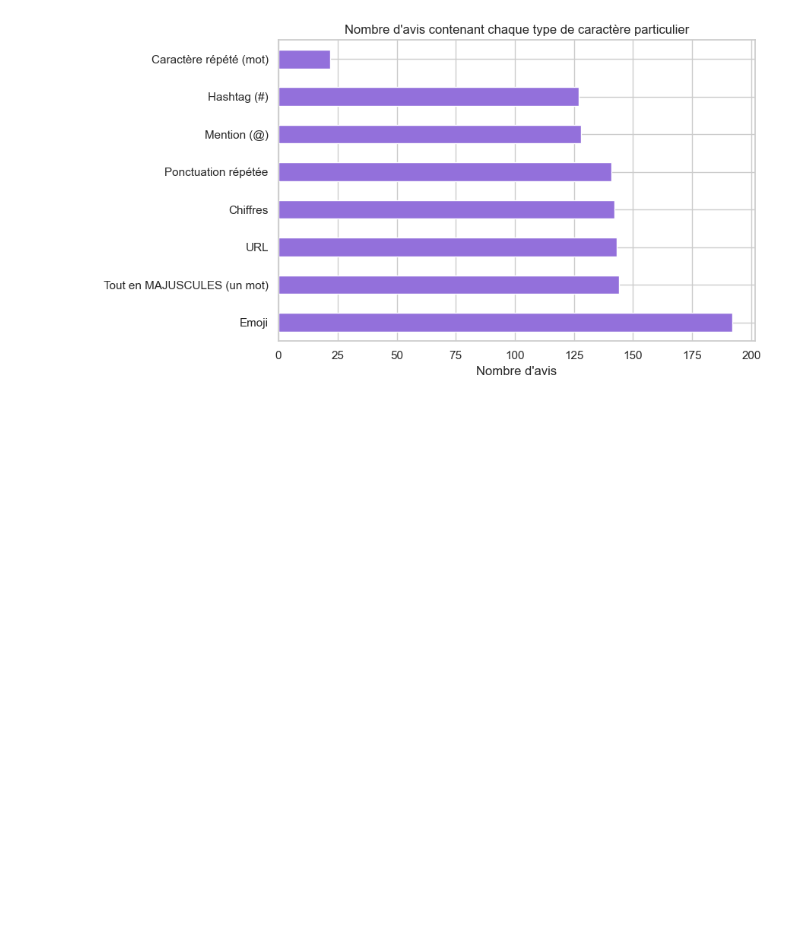
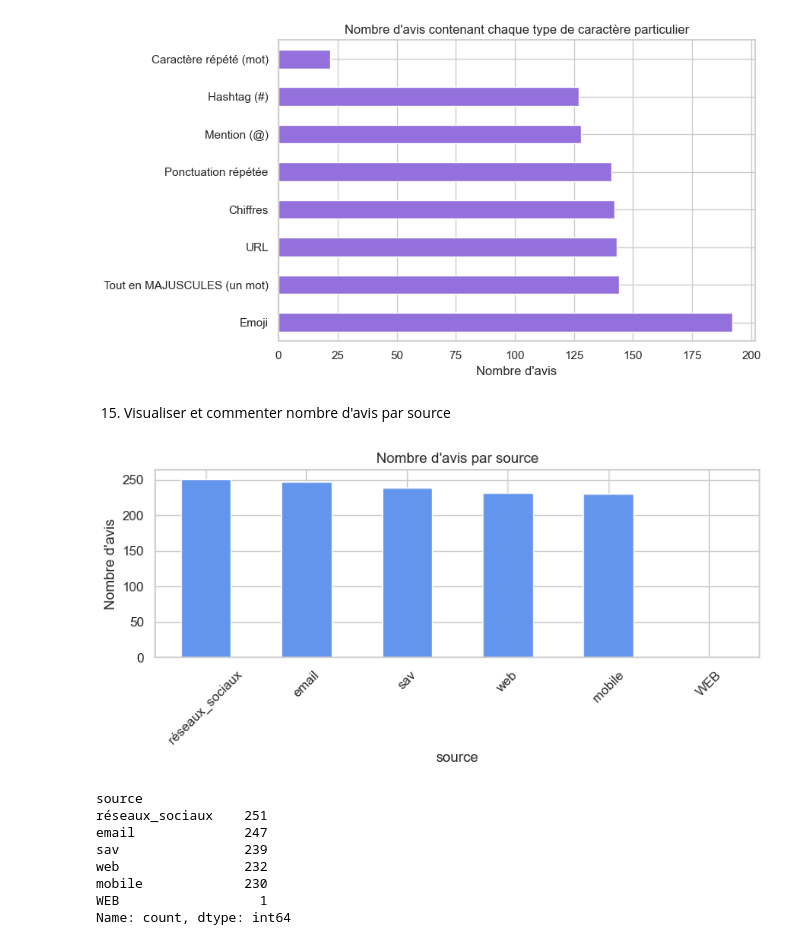
Before and after one commit to Youssoupha-ndiaye/atelier_preparations_donnees_textuelles_ODC_IA, a Jupyter notebook: atelier_prepa_donnees_textuelles/notebooks/atelier_prepa_donnees_textuelles.ipynb, the cells around one changed output. Drawn from its saved outputs; the diff is of its cells as text; code cells hidden in the pictures; blank space fills up the shorter version.

Commit message:
Partie 1-15) Visualisation et commentaire par rapport au nombre d'avis par source

```diff
--- a/atelier_prepa_donnees_textuelles/notebooks/atelier_prepa_donnees_textuelles.ipynb
+++ b/atelier_prepa_donnees_textuelles/notebooks/atelier_prepa_donnees_textuelles.ipynb
@@ -475,3 +475,25 @@ plt.tight_layout()
 plt.show()
 # %% [output]
 [figure]
+# %% [markdown]
+15) Visualiser et commenter nombre d'avis par source
+# %%
+plt.figure(figsize=(8, 4))
+df["source"].value_counts().plot(kind="bar", color="cornflowerblue")
+plt.title("Nombre d'avis par source")
+plt.ylabel("Nombre d'avis")
+plt.xticks(rotation=45)
+plt.tight_layout()
+plt.show()
+
+df["source"].value_counts()
+# %% [output]
+[figure, added]
+source
+réseaux_sociaux    251
+email              247
+sav                239
+web                232
+mobile             230
+WEB                  1
+Name: count, dtype: int64
```
Also changed, not shown: parts of 1 cell of this notebook.
